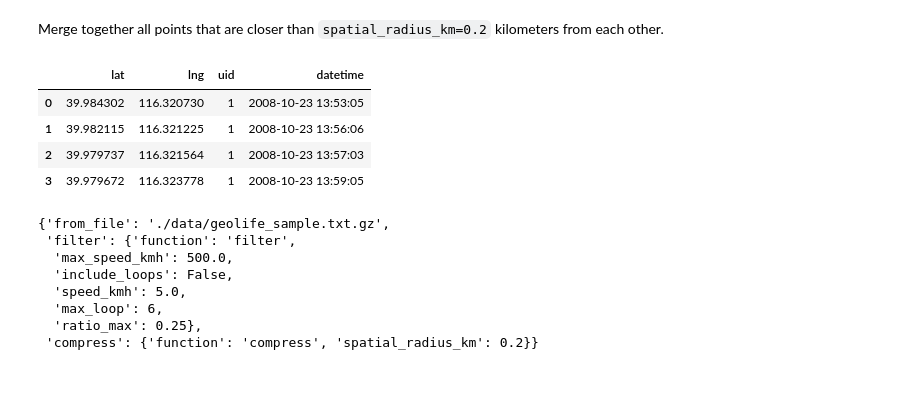
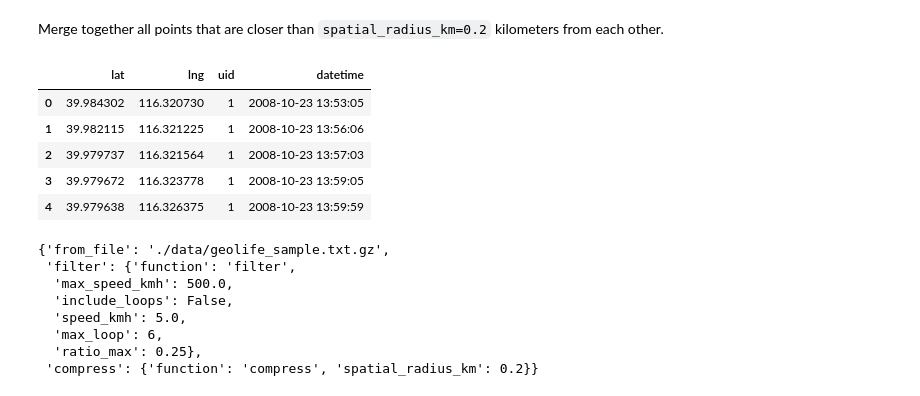
Before and after one commit to scikit-mobility/scikit-mobility, a Jupyter notebook: tutorial/1_preprocessing_skmob_tutorial.ipynb, the cells around one changed output. Drawn from its saved outputs; the diff is of its cells as text; code cells hidden in the pictures.

```diff
--- a/tutorial/1_preprocessing_skmob_tutorial.ipynb
+++ b/tutorial/1_preprocessing_skmob_tutorial.ipynb
@@ -22,7 +27,7 @@ Subset of data from the Geolife project, available [here](https://www.microsoft.
 # %%
-# %%time
-tdf = skmob.TrajDataFrame.from_file('./data/geolife_sample.txt.gz')
-tdf[:4]
+tdf = skmob.TrajDataFrame.from_file(
+    './data/geolife_sample.txt.gz')
+tdf.head(4)
 # %% [output]
 |  | lat | lng | datetime | uid |
 | 0 | 39.984094 | 116.319236 | 2008-10-23 05:53:05 | 1 |
@@ -222,13 +226,14 @@ Merge together all points that are closer than `spatial_radius_km=0.2` kilometer
 from skmob.preprocessing import compression
 # %%
 ctdf = compression.compress(ftdf, spatial_radius_km=0.2)
-ctdf[:4]
+ctdf.head()
 # %% [output]
 |  | lat | lng | uid | datetime |
 | 0 | 39.984302 | 116.320730 | 1 | 2008-10-23 13:53:05 |
 | 1 | 39.982115 | 116.321225 | 1 | 2008-10-23 13:56:06 |
 | 2 | 39.979737 | 116.321564 | 1 | 2008-10-23 13:57:03 |
 | 3 | 39.979672 | 116.323778 | 1 | 2008-10-23 13:59:05 |
+| 4 | 39.979638 | 116.326375 | 1 | 2008-10-23 13:59:59 |
 # %%
 ctdf.parameters
 # %% [output]
```
Also changed, not shown: parts of 20 cells of this notebook.
